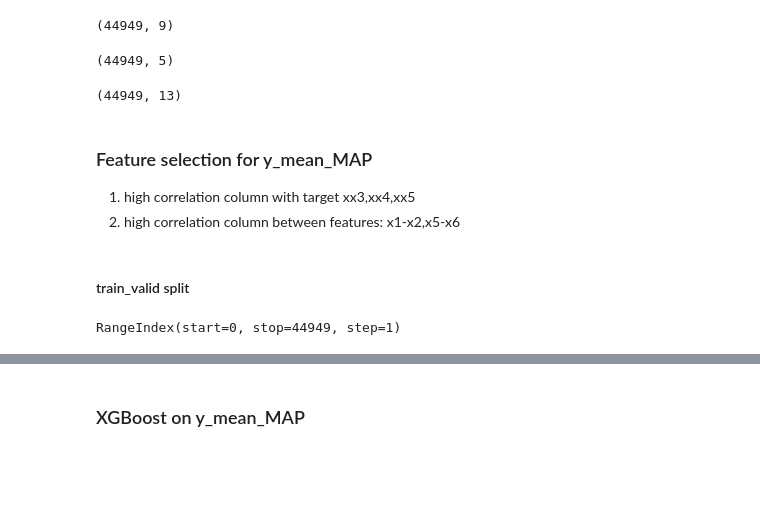
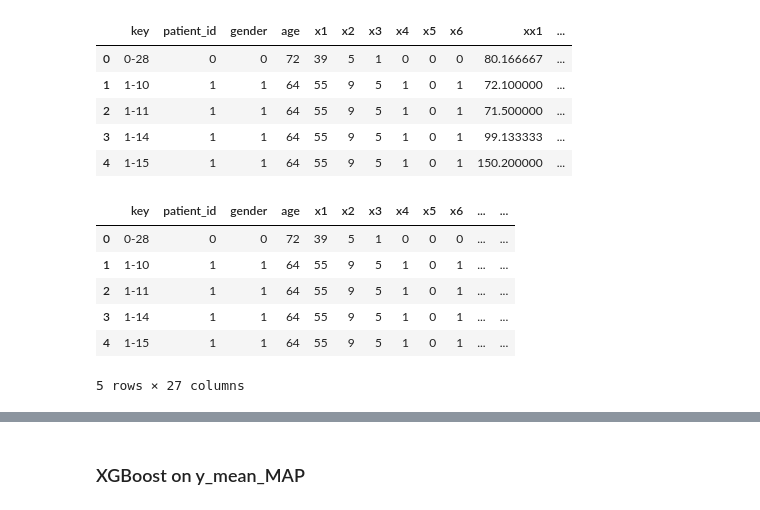
Before and after one commit to samarthinani94/Short_term_heart_condition, a Jupyter notebook: vivian_model.ipynb, the cells around one changed output, grey strips where cells are left out. Saved outputs shown, nothing was run; the diff lists cells and outputs as text; code cells hidden in the pictures; blank space fills up the shorter version.

```diff
--- a/vivian_model.ipynb
+++ b/vivian_model.ipynb
@@ -17,17 +21,11 @@ df_train_cat = df_train_cat.groupby('key').agg(lambda x: x.value_counts().index[
-# %%
-df_train_cat.shape
-# %% [output]
-(44949, 9)
 # %%
-df_train_num = df_train_raw[['xx1','xx2','xx3','xx4','key']]
-df_train_num = df_train_num.groupby('key').mean().reset_index()
+df_train = df_train_raw.groupby(['key']).mean().reset_index()
-# %%
-df_train_num.shape
-# %% [output]
-(44949, 5)
-# %%
-df_train = pd.merge(df_train_num, df_train_cat, how = 'inner', on = 'key')
 # %%
-df_train.shape
+df_train.head()
 # %% [output]
-(44949, 13)
+|  | key | patient_id | gender | age | x1 | x2 | x3 | x4 | x5 | x6 | xx1 | ... |
+| 0 | 0-28 | 0 | 0 | 72 | 39 | 5 | 1 | 0 | 0 | 0 | 80.166667 | ... |
+| 1 | 1-10 | 1 | 1 | 64 | 55 | 9 | 5 | 1 | 0 | 1 | 72.100000 | ... |
+| 2 | 1-11 | 1 | 1 | 64 | 55 | 9 | 5 | 1 | 0 | 1 | 71.500000 | ... |
+| 3 | 1-14 | 1 | 1 | 64 | 55 | 9 | 5 | 1 | 0 | 1 | 99.133333 | ... |
+| 4 | 1-15 | 1 | 1 | 64 | 55 | 9 | 5 | 1 | 0 | 1 | 150.200000 | ... |
@@ -49,6 +31,0 @@ X_hr = df_train.drop(['key'],axis = 1)
-# %% [markdown]
-### Feature selection for y_mean_MAP
-1. high correlation column with target xx3,xx4,xx5
-2. high correlation column between features: x1-x2,x5-x6
-# %% [markdown]
-#### train_valid split
@@ -54,0 +43,10 @@ X_hr = df_train.drop(['key'],axis = 1)
+# %%
+df_train.head()
+# %% [output]
+|  | key | patient_id | gender | age | x1 | x2 | x3 | x4 | x5 | x6 | ... | ... |
+| 0 | 0-28 | 0 | 0 | 72 | 39 | 5 | 1 | 0 | 0 | 0 | ... | ... |
+| 1 | 1-10 | 1 | 1 | 64 | 55 | 9 | 5 | 1 | 0 | 1 | ... | ... |
+| 2 | 1-11 | 1 | 1 | 64 | 55 | 9 | 5 | 1 | 0 | 1 | ... | ... |
+| 3 | 1-14 | 1 | 1 | 64 | 55 | 9 | 5 | 1 | 0 | 1 | ... | ... |
+| 4 | 1-15 | 1 | 1 | 64 | 55 | 9 | 5 | 1 | 0 | 1 | ... | ... |
+5 rows × 27 columns
@@ -57,4 +62,0 @@ y_mean_MAP = df_train_raw[['y_mean_MAP','key']].groupby('key').mean().reset_inde
-# %%
-y_mean_MAP.index
-# %% [output]
-RangeIndex(start=0, stop=44949, step=1)
```
Also changed, not shown: parts of 50 cells of this notebook.
